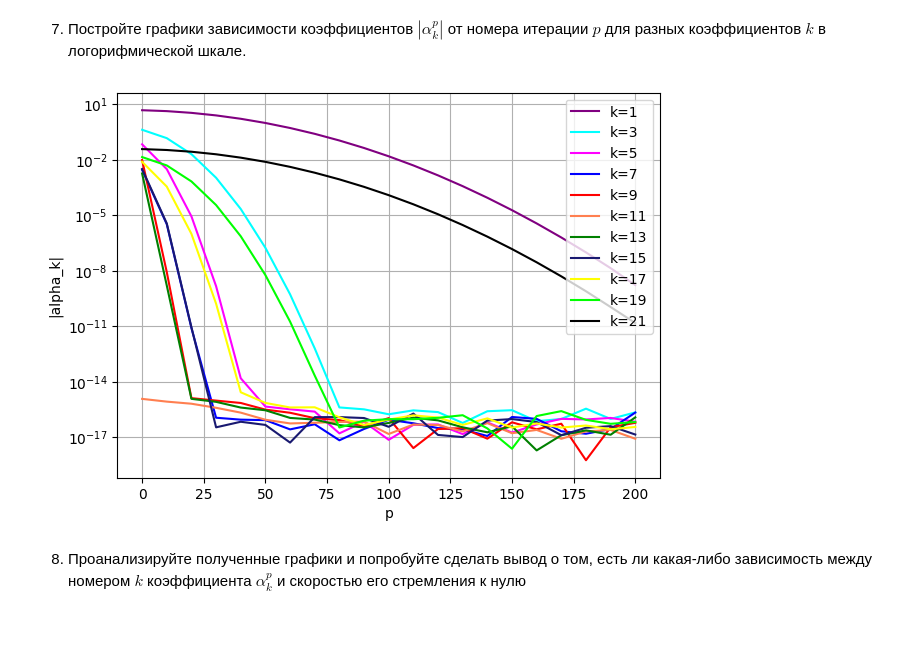
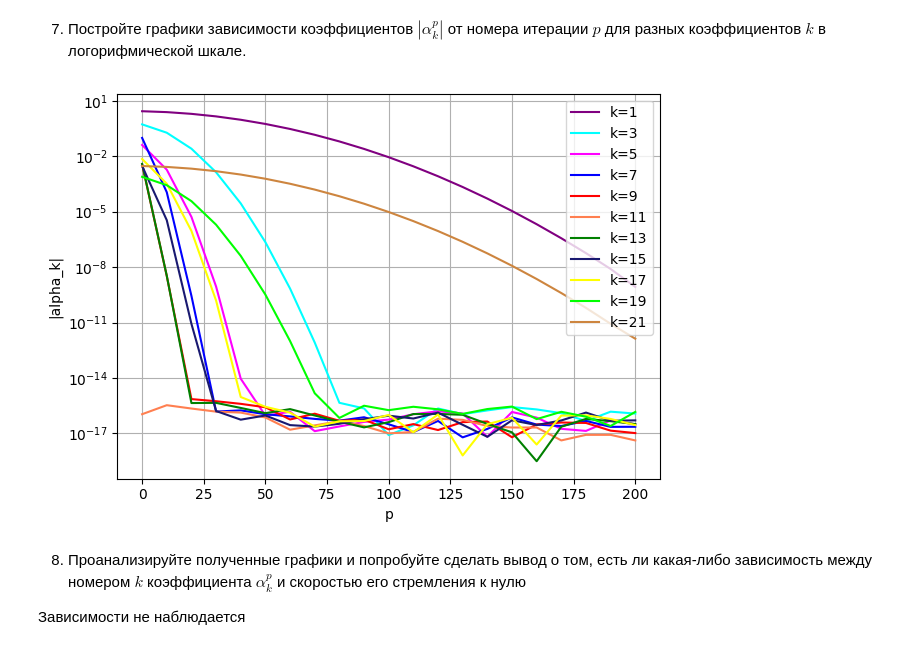
Before and after one commit to ALex2002Sim/NumericalMeth, a Jupyter notebook: lab1Sem9New.ipynb, the cells around one changed output. Cells and saved outputs as stored; diff of their text form; code cells hidden in the pictures.

```diff
--- a/lab1Sem9New.ipynb
+++ b/lab1Sem9New.ipynb
@@ -223,7 +222,7 @@ alpha = np.zeros((p.size, p.size))
 
 for i in range(p.size):
   for j in range(p.size):
-    alpha[:, i][j] = np.dot(phi[:, j], e[:, i])
+    alpha[j][i] = np.dot(phi[:, j], e[:, i])
 
 sum = np.zeros((p.size, p.size))
 
@@ -232,6 +231,13 @@ for i in range(p.size):
   sum1 = np.dot(phi, alpha[:, i])
   sum[:, i] = sum1
 
-print(e[:, 2], '\n')
-print(sum[:, 2])
+#print(e[:, 0], '\n')
+#print(sum[:, 0])
+
+res = np.zeros(p.size)
+for i in range(p.size):
+  if np.round(np.linalg.norm(e[:, i], 2), 10) != np.round(np.linalg.norm(sum[:, i], 2), 10):
+    res[i] = 1
+
+print('Количество ошибок:', res.sum())
 # %% [output]
@@ -249,35 +247,28 @@ print(sum[:, 2])
 # %%
 fig, axs = plt.subplots(1, 1, figsize=(7, 5))
 
-col = np.array(['purple', 'cyan', 'fuchsia', 'blue', 'red', 'coral', 'green',
-                'midnightblue', 'yellow', 'lime', 'black'])
+col = np.array(['purple', 'cyan', 'fuchsia', 'blue', 'red', 'coral', 'green', 'midnightblue', 'yellow', 'lime', 'peru'])
 
-axs.plot([], [], color = col[0], label='k=1')
-axs.plot([], [], color = col[1], label='k=3')
-axs.plot([], [], color = col[2], label='k=5')
-axs.plot([], [], color = col[3], label='k=7')
-axs.plot([], [], color = col[4], label='k=9')
-axs.plot([], [], color = col[5], label='k=11')
-axs.plot([], [], color = col[6], label='k=13')
-axs.plot([], [], color = col[7], label='k=15')
-axs.plot([], [], color = col[8], label='k=17')
-axs.plot([], [], color = col[9], label='k=19')
-axs.plot([], [], color = col[10], label='k=21')
+lab = np.array(['k=1', 'k=3', 'k=5', 'k=7', 'k=9', 'k=11', 'k=13', 'k=15', 'k=17', 'k=19', 'k=21'])
 
 axs.set_xlabel('p')
 axs.set_ylabel('|alpha_k|')
 axs.grid()
 
+
+for i in range(0, 22, 2):
+  axs.plot(p, np.abs(alpha[i, :]), color=col[i//2], label=lab[i//2])
+
 plt.legend()
 plt.legend(loc='upper right')
-
-for i in range(0, 22, 2):
-  axs.plot(p, np.abs(alpha[i, :]), color=col[i//2])
 
 #plt.xscale('log')
 plt.yscale('log')
 plt.show()
 # %% [output]
-[figure, old version]
+[figure, new version]
 # %% [markdown]
 8. Проанализируйте полученные графики и попробуйте сделать вывод о том, есть ли какая-либо зависимость между номером $k$ коэффициента $\alpha_k^p$ и скоростью его стремления к нулю
+
+
+Зависимости не наблюдается
```
Also changed, not shown: parts of 6 cells of this notebook.
